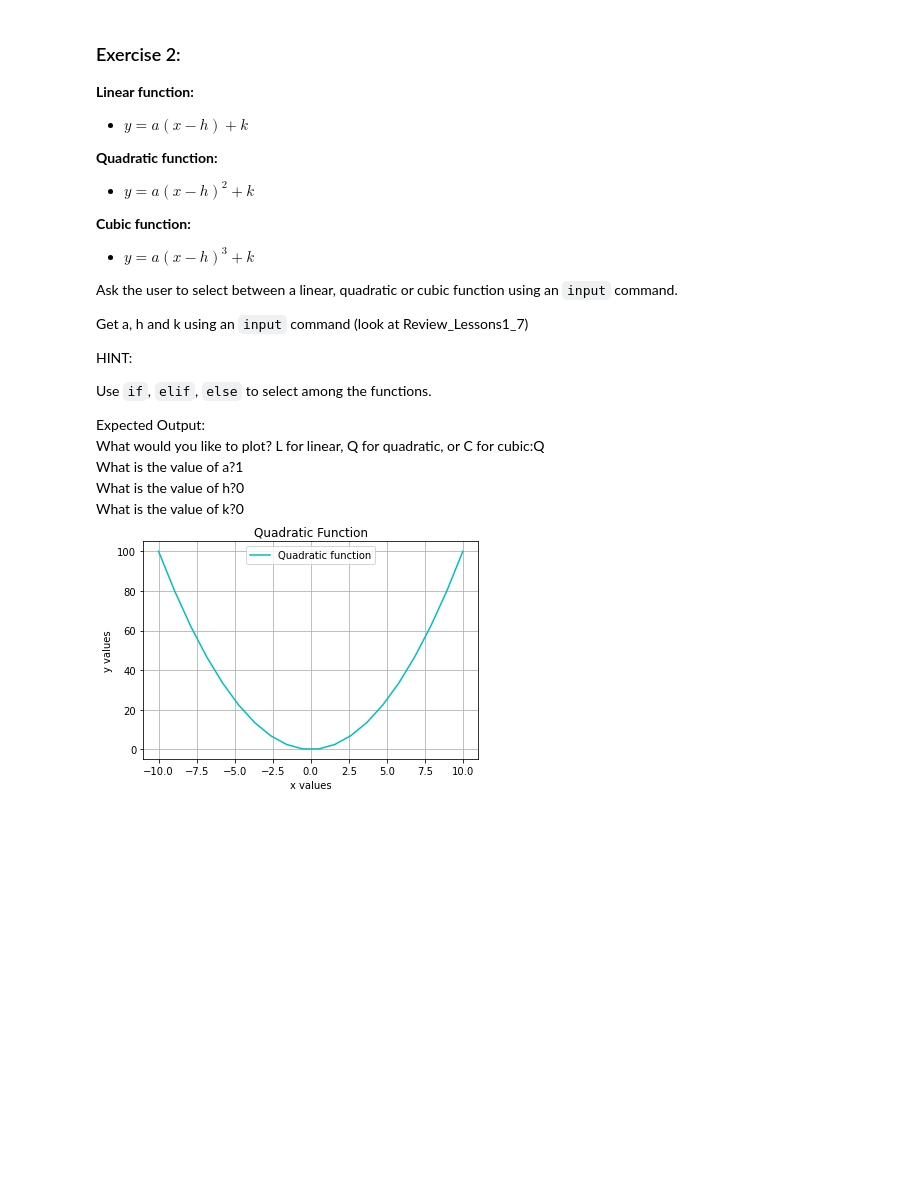
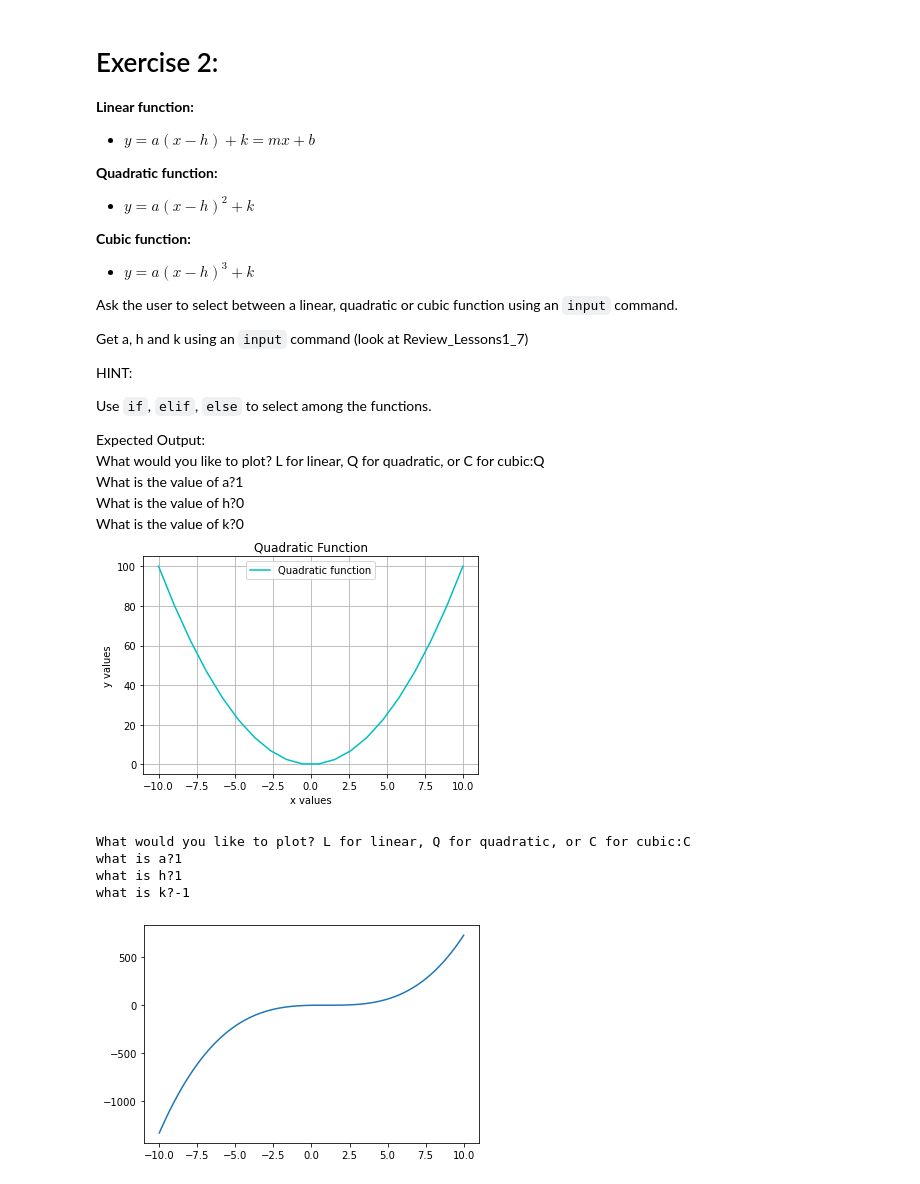
Before and after one commit to viksri98/Summer21, a Jupyter notebook: Review/Review_Lessons8_11.ipynb, the cells around one changed output. Drawn from its saved outputs; the diff is of its cells as text; code cells hidden in the pictures; blank space fills up the shorter version.

```diff
--- a/Review/Review_Lessons8_11.ipynb
+++ b/Review/Review_Lessons8_11.ipynb
@@ -11,8 +20,8 @@ HINT: x values should range from -1 to 1. Break it up into two arrays `[-1 to 0]
 # %% [markdown]
-### Exercise 2:
+# Exercise 2:
 
 **Linear function:**
-* $y = a(x-h) + k$
+* $y = a(x-h) + k = mx + b$
 
 **Quadratic function:**
 * $y=a(x-h)^2 +k$
@@ -35,6 +44,27 @@ What is the value of a?1<br>
 What is the value of h?0<br>
 What is the value of k?0<br>
 ![image.png](attachment:image.png)
+# %%
+func_type = input("What would you like to plot? L for linear, Q for quadratic, or C for cubic:")
+a = int(input("what is a?"))
+h = int(input("what is h?"))
+k = int(input("what is k?"))
+x_values = np.linspace(-10, 10, 100)
+
+if func_type == 'L':
+    y = a * (x_values - h) + k
+elif func_type == 'Q':
+    y = a * (x_values - h) ** 2 + k
+else:
+    y = a * (x_values - h) ** 3 + k
+plt.plot(x_values, y)
+plt.show()
+# %% [output]
+What would you like to plot? L for linear, Q for quadratic, or C for cubic:C
+what is a?1
+what is h?1
+what is k?-1
+[figure, added]
 # %% [markdown]
 ### Exercise 3:
 
```
Also changed, not shown: parts of 4 cells of this notebook, 2 other files.
